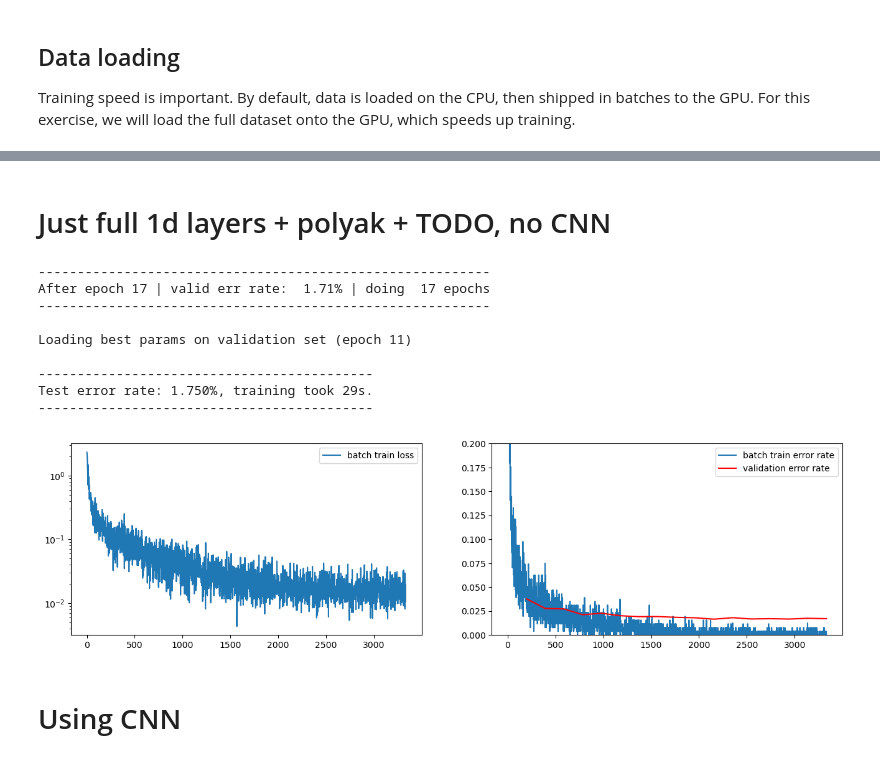
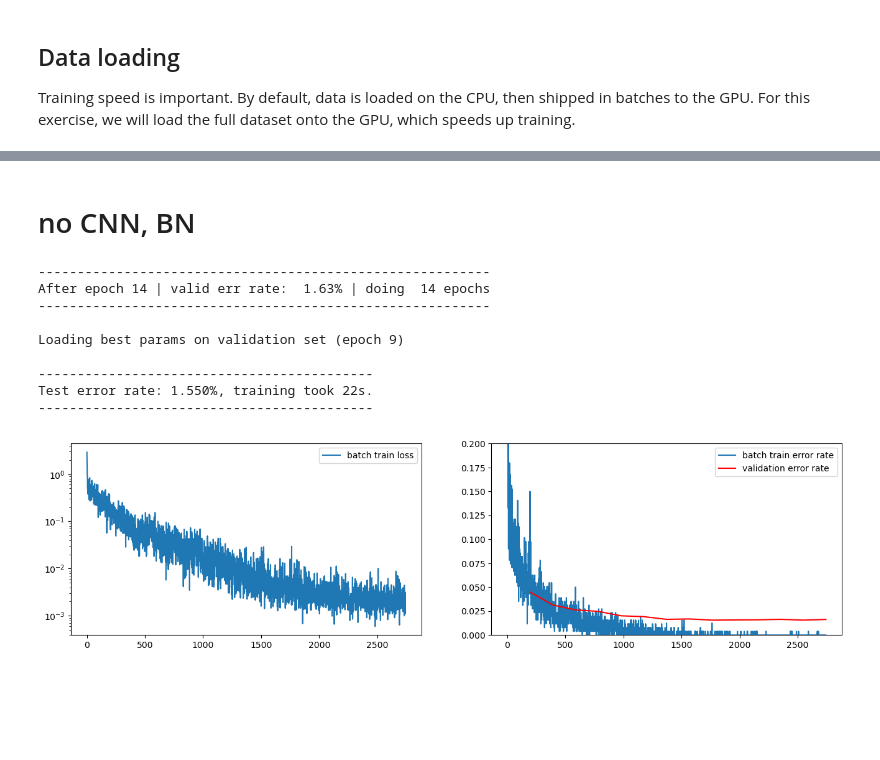
Before and after one commit to janchorowski/dl_uwr, a Jupyter notebook: Solutions/Solutions2.ipynb, the cells around one changed output, grey strips where cells are left out. Drawn from its saved outputs; the diff is of its cells as text; code cells hidden in the pictures; blank space fills up the shorter version.

```diff
--- a/Solutions/Solutions2.ipynb
+++ b/Solutions/Solutions2.ipynb
@@ -356,14 +358,14 @@ class InMemDataLoader(object):
             if self.augment:
                 xs = []
                 ys = []
-                ts = transforms.Compose([
-                    transforms.ToPILImage(),
-                    transforms.RandomRotation(10),
-                    transforms.RandomPerspective(distortion_scale=0.2, p=1.0),
-                    transforms.GaussianBlur(kernel_size=(3, 3), sigma=(0.1, 1)),
-                    transforms.ToTensor(),
+                ts = T.Compose([
+                    T.ToPILImage(),
+                    T.RandomRotation(10),
+                    #T.RandomCrop(size=(24,24)),
+                    T.GaussianBlur(kernel_size=(3, 3), sigma=(0.1, 1)),
+                    T.ToTensor(),
                 ])
-                num_samples = 7
+                num_samples = 2
                 for x, y in zip(batch[0], batch[1]):
                     for _ in range(num_samples):
                         xs.append(ts(x))
@@ -400,10 +402,10 @@ torchvision.datasets.MNIST.resources = [
 batch_size = 256
 data_path = "./data"
 
-transform = torchvision.transforms.Compose(
+transform = T.Compose(
     [
-        torchvision.transforms.ToTensor(),
-        #torchvision.transforms.Normalize((0.1307,), (0.3081,)),
+        T.ToTensor(),
+        #T.Normalize((0.1307,), (0.3081,)),
 
     ]
 )
@@ -433,2 +615,2 @@ mnist_loaders = {
 # %% [markdown]
-# Just full 1d layers + polyak + TODO, no CNN
+# no CNN, BN
@@ -539,55 +618,61 @@ def SGD(model, data_loaders,
 class Model(nn.Module):
     def __init__(self, *args, **kwargs):
         super(Model, self).__init__()
-        self.layers = nn.Sequential(*args, **kwargs)
+
+        self.fc1 = nn.Linear(28*28, 1024)
+        self.fc2 = nn.Linear(1024, 512)
+        self.fc3 = nn.Linear(512, 10)
+
+        self.bn1 = nn.BatchNorm1d(1024)
+        self.bn2 = nn.BatchNorm1d(512)
 
     def forward(self, x):
-        return self.layers.forward(x.view(x.size(0), -1))
+        x = x.view(x.size(0), -1)
+
+        x = self.fc1(x)
+        x = self.bn1(x)
+        x = F.relu(x)
+
+        x = self.fc2(x)
+        x = self.bn2(x)
+        x = F.relu(x)
+
+        x = self.fc3(x)
+        return x
 
     def loss(self, Out, Targets):
         return F.cross_entropy(Out, Targets)
 
-model = Model(
-    nn.Linear(28*28, 1024),
-    nn.LeakyReLU(),
-
-    nn.Linear(1024, 512),
-    nn.LeakyReLU(),
-
-    nn.Linear(512, 64),
-    nn.LeakyReLU(),
-
-    nn.Linear(64, 10),
-    )
+model = Model()
 
 with torch.no_grad():
     # Initialize parameters
     for name, p in model.named_parameters():
-        if 'weight' in name:
+        if "bn" in name:
+            nn.init.normal_(p)
+        elif 'weight' in name:
             nn.init.xavier_normal_(p)
         elif 'bias' in name:
             p.zero_()
         else:
             raise ValueError('Unknown parameter name "%s"' % name)
 
 t_start = time.time()
 
-SGD(model, mnist_loaders, alpha=1e-1, max_num_epochs=30, device='mps', epsilon=0.95, alpha_decay=0.2, decay=0.0005, polyak=0)
+SGD(model, mnist_loaders, alpha=1e-1, max_num_epochs=30, device='mps', epsilon=0.95, alpha_decay=0.2, decay=0.0002, polyak=0, log_every=250)
 
 test_err_rate = compute_error_rate(model, mnist_loaders['test'])
 m = (f"Test error rate: {test_err_rate * 100.0:.3f}%, "
      f"training took {time.time() - t_start:.0f}s.")
 print('{0}\n{1}\n{0}'.format('-' * len(m), m))
 # %% [output]
 ----------------------------------------------------------
-After epoch 17 | valid err rate:  1.71% | doing  17 epochs
+After epoch 14 | valid err rate:  1.63% | doing  14 epochs
 ----------------------------------------------------------
 
-Loading best params on validation set (epoch 11)
+Loading best params on validation set (epoch 9)
 
 -------------------------------------------
-Test error rate: 1.750%, training took 29s.
+Test error rate: 1.550%, training took 22s.
 -------------------------------------------
-[figure, old version]
+[figure, new version]
-# %% [markdown]
-# Using CNN
```
Also changed, not shown: parts of 18 cells of this notebook, 8 other files.
